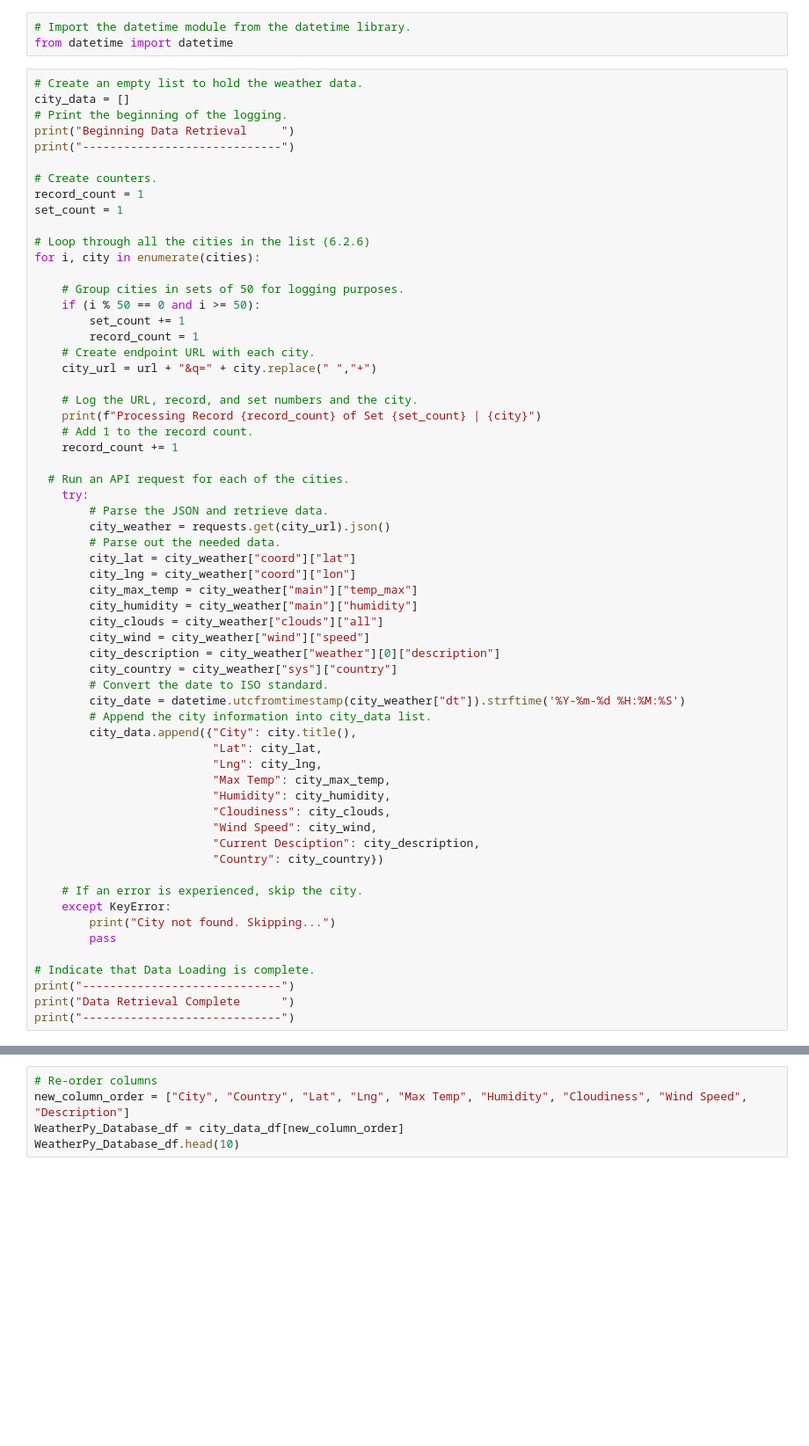
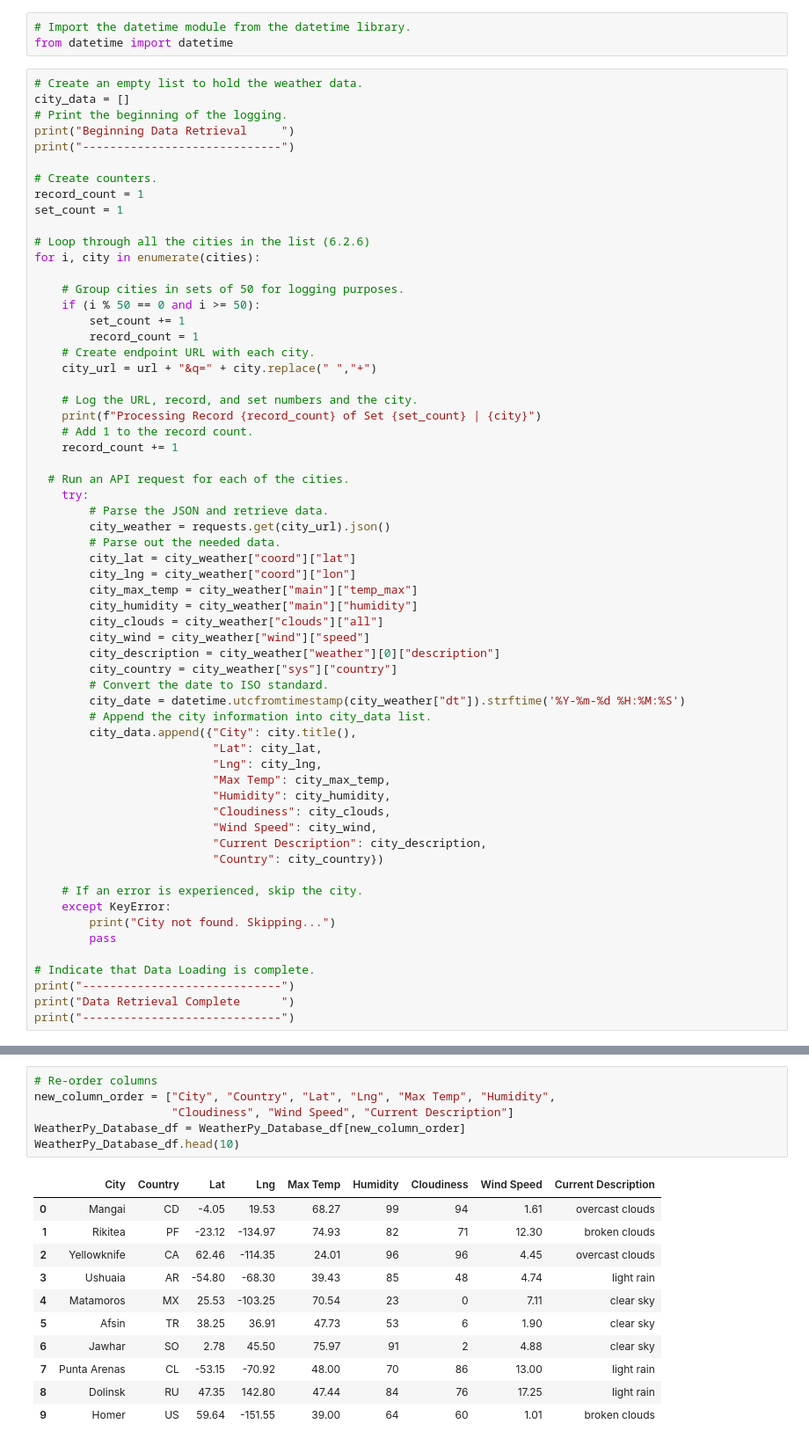
Before and after one commit to Malberts20/World_Weather_Analysis, a Jupyter notebook: Weather_Database/WeatherPy_Database.ipynb, the cells around one changed output, grey strips where cells are left out. Shown: that part at 88% size. Saved outputs shown, nothing was run; the diff lists cells and outputs as text; blank space fills up the shorter version.

```diff
--- a/Weather_Database/WeatherPy_Database.ipynb
+++ b/Weather_Database/WeatherPy_Database.ipynb
@@ -93,7 +93,7 @@ for i, city in enumerate(cities):
                           "Humidity": city_humidity,
                           "Cloudiness": city_clouds,
                           "Wind Speed": city_wind,
-                          "Current Desciption": city_description,
+                          "Current Description": city_description,
                           "Country": city_country})
 
     # If an error is experienced, skip the city.
@@ -119,8 +146,21 @@ WeatherPy_Database_df.head(10)
 # %%
 # Re-order columns
-new_column_order = ["City", "Country", "Lat", "Lng", "Max Temp", "Humidity", "Cloudiness", "Wind Speed", "Description"]
-WeatherPy_Database_df = city_data_df[new_column_order]
+new_column_order = ["City", "Country", "Lat", "Lng", "Max Temp", "Humidity",
+                    "Cloudiness", "Wind Speed", "Current Description"]
+WeatherPy_Database_df = WeatherPy_Database_df[new_column_order]
 WeatherPy_Database_df.head(10)
+# %% [output]
+|  | City | Country | Lat | Lng | Max Temp | Humidity | Cloudiness | Wind Speed | Current Description |
+| 0 | Mangai | CD | -4.05 | 19.53 | 68.27 | 99 | 94 | 1.61 | overcast clouds |
+| 1 | Rikitea | PF | -23.12 | -134.97 | 74.93 | 82 | 71 | 12.30 | broken clouds |
+| 2 | Yellowknife | CA | 62.46 | -114.35 | 24.01 | 96 | 96 | 4.45 | overcast clouds |
+| 3 | Ushuaia | AR | -54.80 | -68.30 | 39.43 | 85 | 48 | 4.74 | light rain |
+| 4 | Matamoros | MX | 25.53 | -103.25 | 70.54 | 23 | 0 | 7.11 | clear sky |
+| 5 | Afsin | TR | 38.25 | 36.91 | 47.73 | 53 | 6 | 1.90 | clear sky |
+| 6 | Jawhar | SO | 2.78 | 45.50 | 75.97 | 91 | 2 | 4.88 | clear sky |
+| 7 | Punta Arenas | CL | -53.15 | -70.92 | 48.00 | 70 | 86 | 13.00 | light rain |
+| 8 | Dolinsk | RU | 47.35 | 142.80 | 47.44 | 84 | 76 | 17.25 | light rain |
+| 9 | Homer | US | 59.64 | -151.55 | 39.00 | 64 | 60 | 1.01 | broken clouds |
 # %%
 # Create the output file (CSV).
 output_data_file = "WeatherPy_Database.csv"
```
Also changed, not shown: parts of 5 cells of this notebook, 12 other files.
